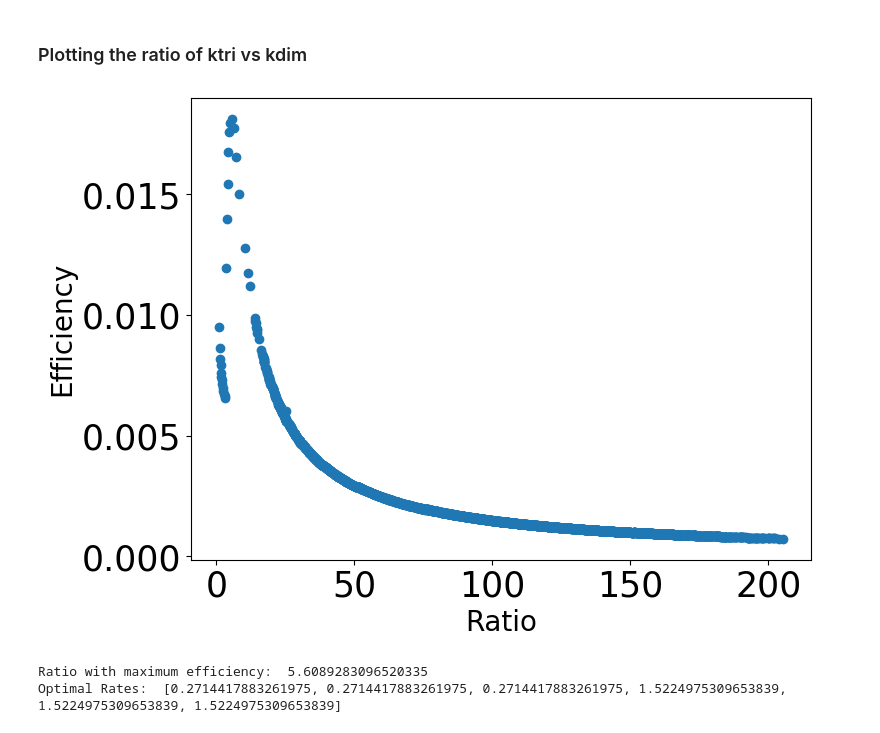
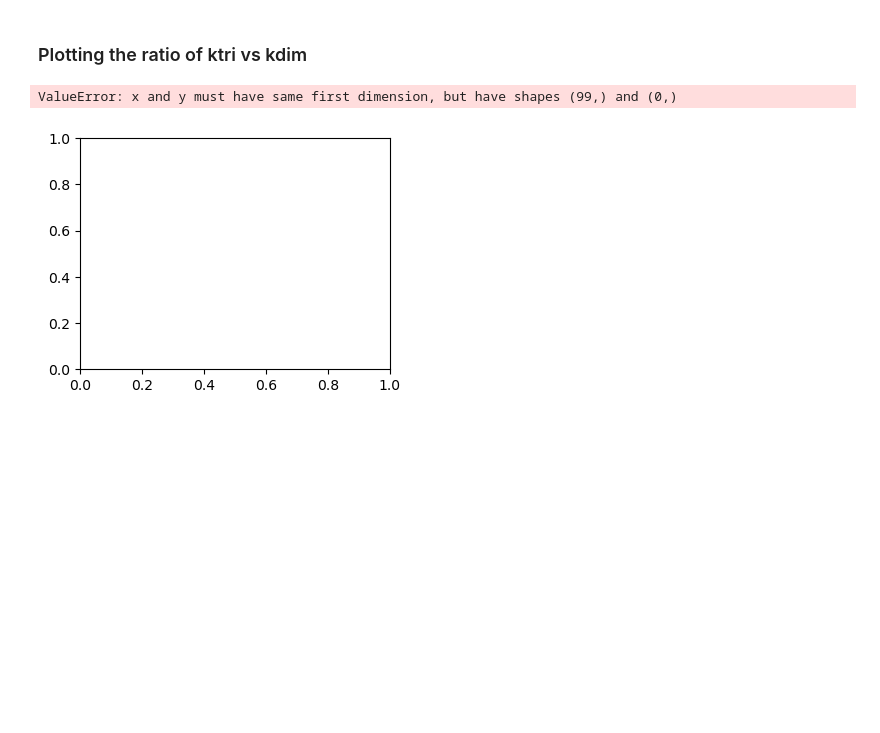
Before and after one commit to mjohn218/KineticAssembly_AD, a Jupyter notebook: Result_simplified/A1_RateGrowth/Optimization.ipynb, the cells around one changed output. Cells and saved outputs as stored; diff of their text form; code cells hidden in the pictures; blank space fills up the shorter version.

```diff
--- a/Result_simplified/A1_RateGrowth/Optimization.ipynb
+++ b/Result_simplified/A1_RateGrowth/Optimization.ipynb
@@ -26,7 +26,7 @@ Before we begin to run the optimization routine, we need to create a Reaction Ne
 Here a simple trimer model is used to run a simulation.
 #### Read the corresponding input file and call the ReactionNetwork class
 # %%
-base_input = './trimer_rategrowth.pwr'
+base_input = './heptamer_rategrowth_ring.pwr'
 rn = ReactionNetwork(base_input, one_step=True)
 rn.resolve_tree()
 # %% [output]
@@ -238,7 +247,7 @@ t1 = time_mod.perf_counter()
 vec_rn.reset(reset_params=True)
 optim = Optimizer(reaction_network=vec_rn,
                   sim_runtime=1,
-                  optim_iterations=2000,
+                  optim_iterations=100,
                   learning_rate=1e-2,
                   device='cpu',method="RMSprop")
 # %% [markdown]
@@ -330,24 +339,25 @@ final_t95 = np.array(final_t95)
 # %%
 import matplotlib.pyplot as plt
 
 mask_r = final_yield_arr > 0.1
 
 #Calculate the ratio
-ratio = final_param_arr[:,-1]/final_param_arr[:,0]
+ratio = final_param_arr[:,1]/final_param_arr[:,0]
 
 #Normalize the time scale (t = t*conc*max_rate)
 conc=vec_rn.initial_copies[0].item()
 scale_time = final_t95[mask_r]*conc*np.max(final_param_arr[mask_r],axis=1)
 #Calculate the y_per_time
 y_per_time = 0.95/scale_time
 
-fig,ax = plt.subplots(figsize=(8,6))
+fig,ax = plt.subplots(figsize=(4,3))
 ax.plot(ratio,y_per_time,linestyle='',marker='o')
 ax.set_ylabel("Efficiency",fontsize=20)
 ax.set_xlabel("Ratio",fontsize=20)
 ax.tick_params(labelsize=25)
 # %% [output]
+ValueError: x and y must have same first dimension, but have shapes (99,) and (0,)
-[figure, old version]
+[figure, new version]
 # %%
 max_indx = np.argmax(y_per_time)
 max_ratio = ratio[max_indx]
@@ -364,9 +374,6 @@ for cls,uids in vec_rn.rxn_class.items():
 print("Optimal Rates: ",list(reaction_rates))
 
 #THE RATES BELOW ARE THE ONES TO PASTE INTO KINETIC_SIMULATION NOTEBOOK
-# %% [output]
-Ratio with maximum efficiency:  5.6089283096520335
-Optimal Rates:  [0.2714417883261975, 0.2714417883261975, 0.2714417883261975, 1.5224975309653839, 1.5224975309653839, 1.5224975309653839]
 # %%
 import pandas as pd
 print(pd.__version__)
```
Also changed, not shown: parts of 8 cells of this notebook, 8 other files.
